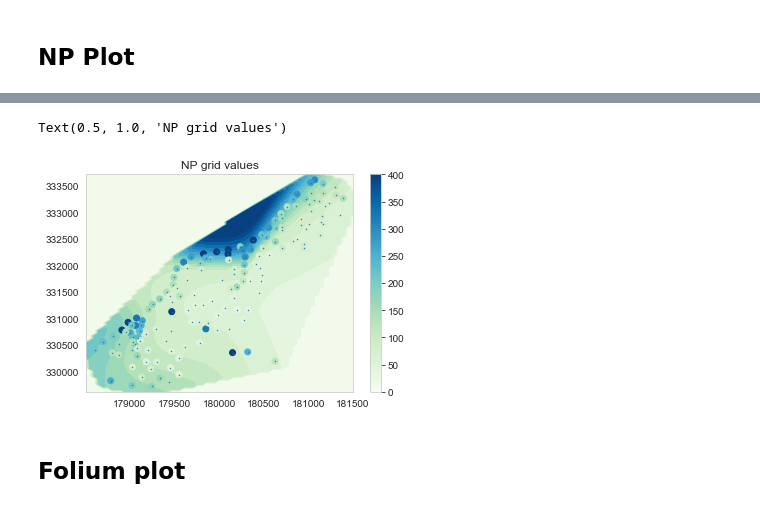
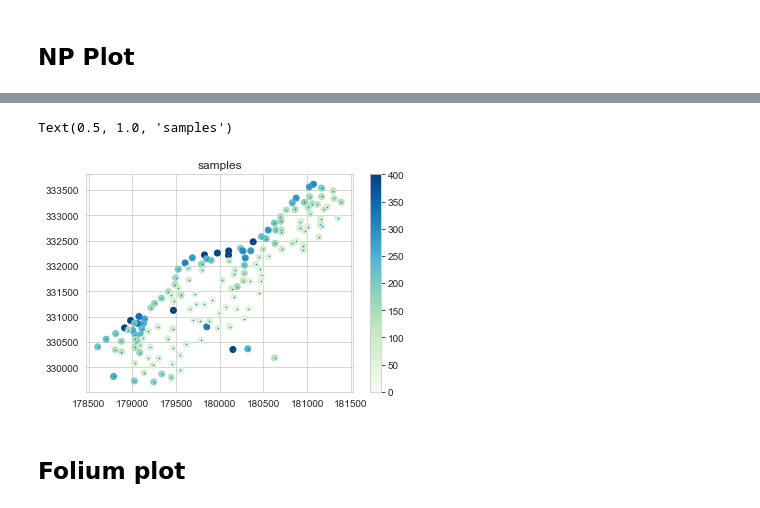
Before and after one commit to 3springs/np_vs_kriging, a Jupyter notebook: main.ipynb, the cells around one changed output, grey strips where cells are left out. Saved outputs shown, nothing was run; the diff lists cells and outputs as text; code cells hidden in the pictures.

```diff
--- a/main.ipynb
+++ b/main.ipynb
@@ -1199,13 +1277,11 @@ grid_points_pivot = grid_points_pivot.loc[grid_points_pivot.index.sort_values(as
 # %%
-plt.contourf(np.unique(grid_points_pivot.columns.values), np.unique(grid_points_pivot.index.values),
-             grid_points_pivot.values,20,cmap='GnBu', vmin=0, vmax=400)
 plt.scatter(meuse['x'], meuse['y'], c=meuse['lead'], cmap='GnBu', vmin=0, vmax=400)
 plt.plot(meuse['x'], meuse['y'], '.', ms=1)
 plt.colorbar()
-plt.title('NP grid values')
+plt.title('samples')
 # %% [output]
-Text(0.5, 1.0, 'NP grid values')
+Text(0.5, 1.0, 'samples')
-[figure, old version]
+[figure, new version]
 # %% [markdown]
 ## Folium plot
 # %%
```
Also changed, not shown: parts of 28 cells of this notebook, 4 other files.
